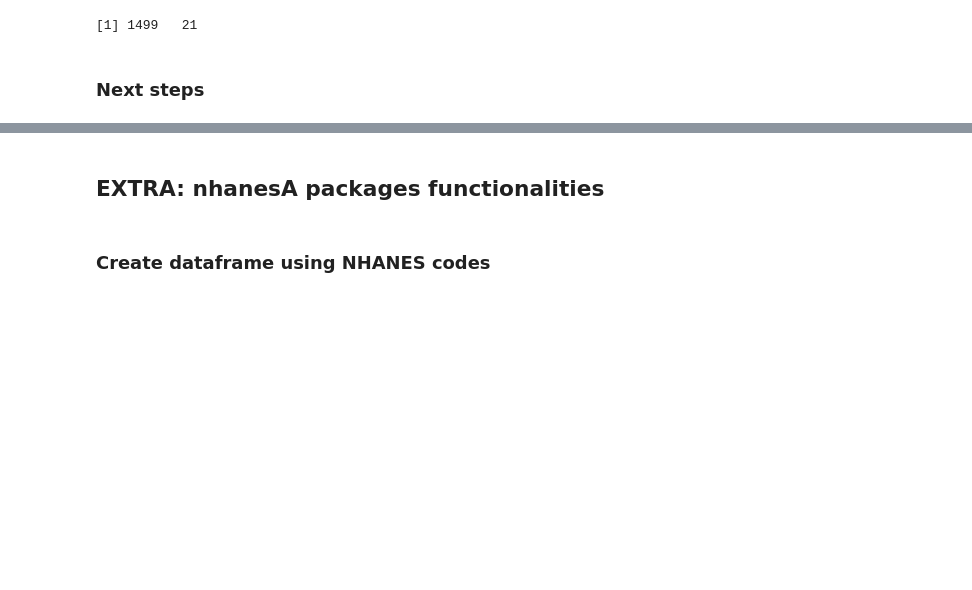
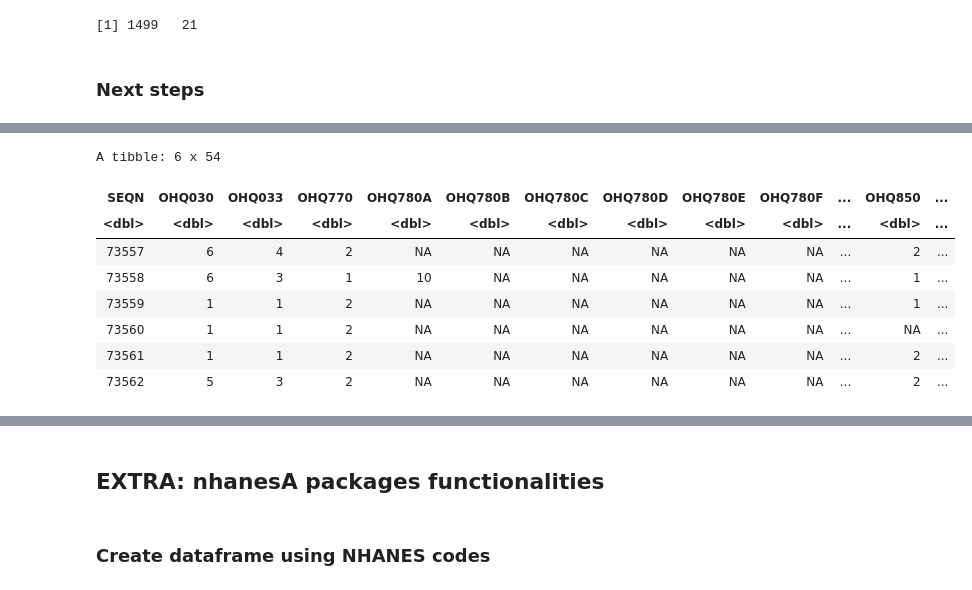
Before and after one commit to silvano315/Med-Physics, a Jupyter notebook: notebooks/NHANES_analysis.ipynb, the cells around one changed output, grey strips where cells are left out. Cells and saved outputs as stored; diff of their text form; code cells hidden in the pictures; blank space fills up the shorter version.

```diff
--- a/notebooks/NHANES_analysis.ipynb
+++ b/notebooks/NHANES_analysis.ipynb
@@ -1068,0 +1261,15 @@ head(preprocessed_data)
+# %%
+# Periodontal disease with Oral Health
+
+oral_health_13_14 <- read_xpt(file.path(path_to_data, "OHQ_H.xpt.txt"))
+head(oral_health_13_14)
+# %% [output]
+A tibble: 6 x 54
+| SEQN | OHQ030 | OHQ033 | OHQ770 | OHQ780A | OHQ780B | OHQ780C | OHQ780D | OHQ780E | OHQ780F | ... | OHQ850 | ... |
+| <dbl> | <dbl> | <dbl> | <dbl> | <dbl> | <dbl> | <dbl> | <dbl> | <dbl> | <dbl> | ... | <dbl> | ... |
+| 73557 | 6 | 4 | 2 | NA | NA | NA | NA | NA | NA | ... | 2 | ... |
+| 73558 | 6 | 3 | 1 | 10 | NA | NA | NA | NA | NA | ... | 1 | ... |
+| 73559 | 1 | 1 | 2 | NA | NA | NA | NA | NA | NA | ... | 1 | ... |
+| 73560 | 1 | 1 | 2 | NA | NA | NA | NA | NA | NA | ... | NA | ... |
+| 73561 | 1 | 1 | 2 | NA | NA | NA | NA | NA | NA | ... | 2 | ... |
+| 73562 | 5 | 3 | 2 | NA | NA | NA | NA | NA | NA | ... | 2 | ... |
```
Also changed, not shown: parts of 23 cells of this notebook.
